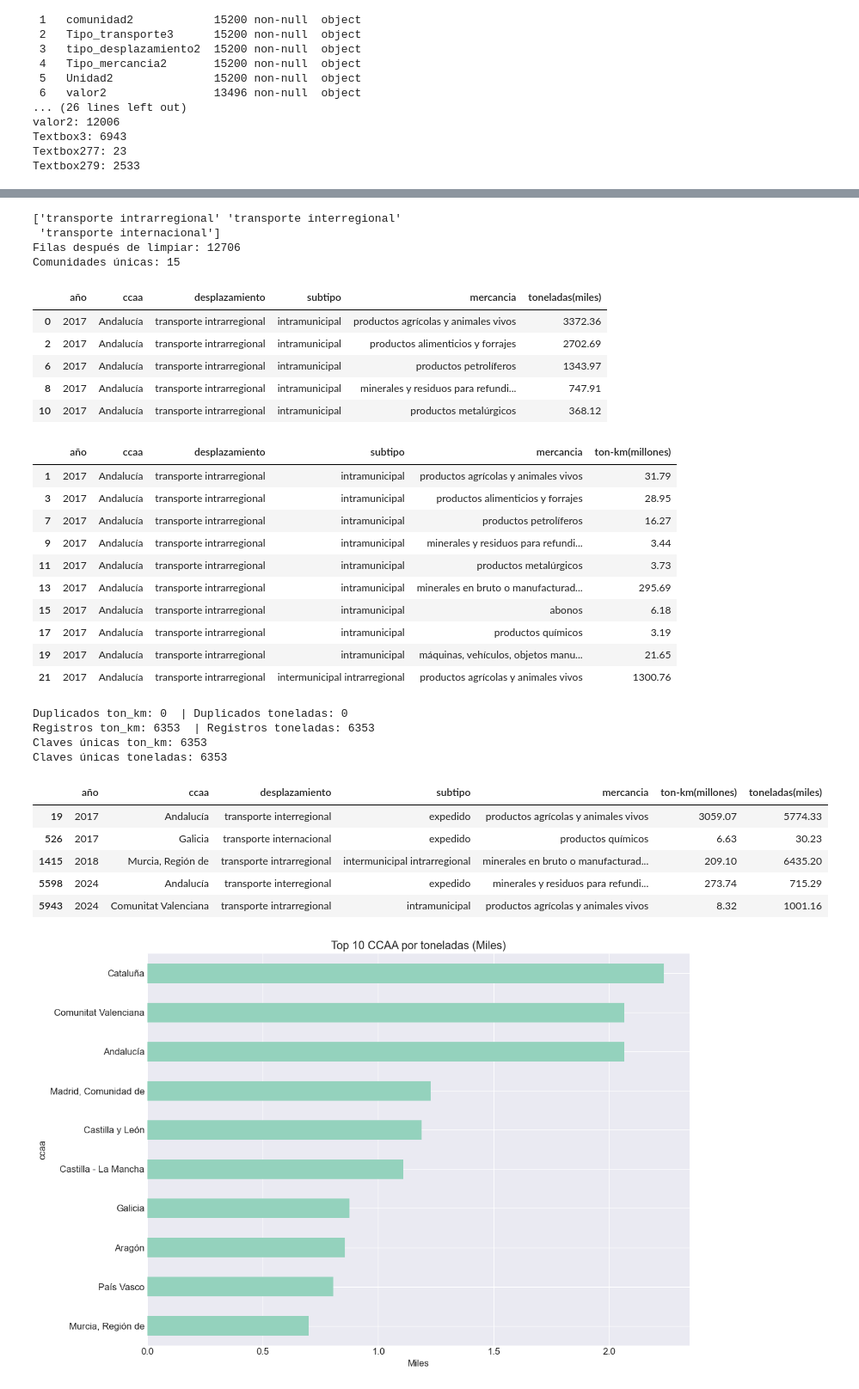
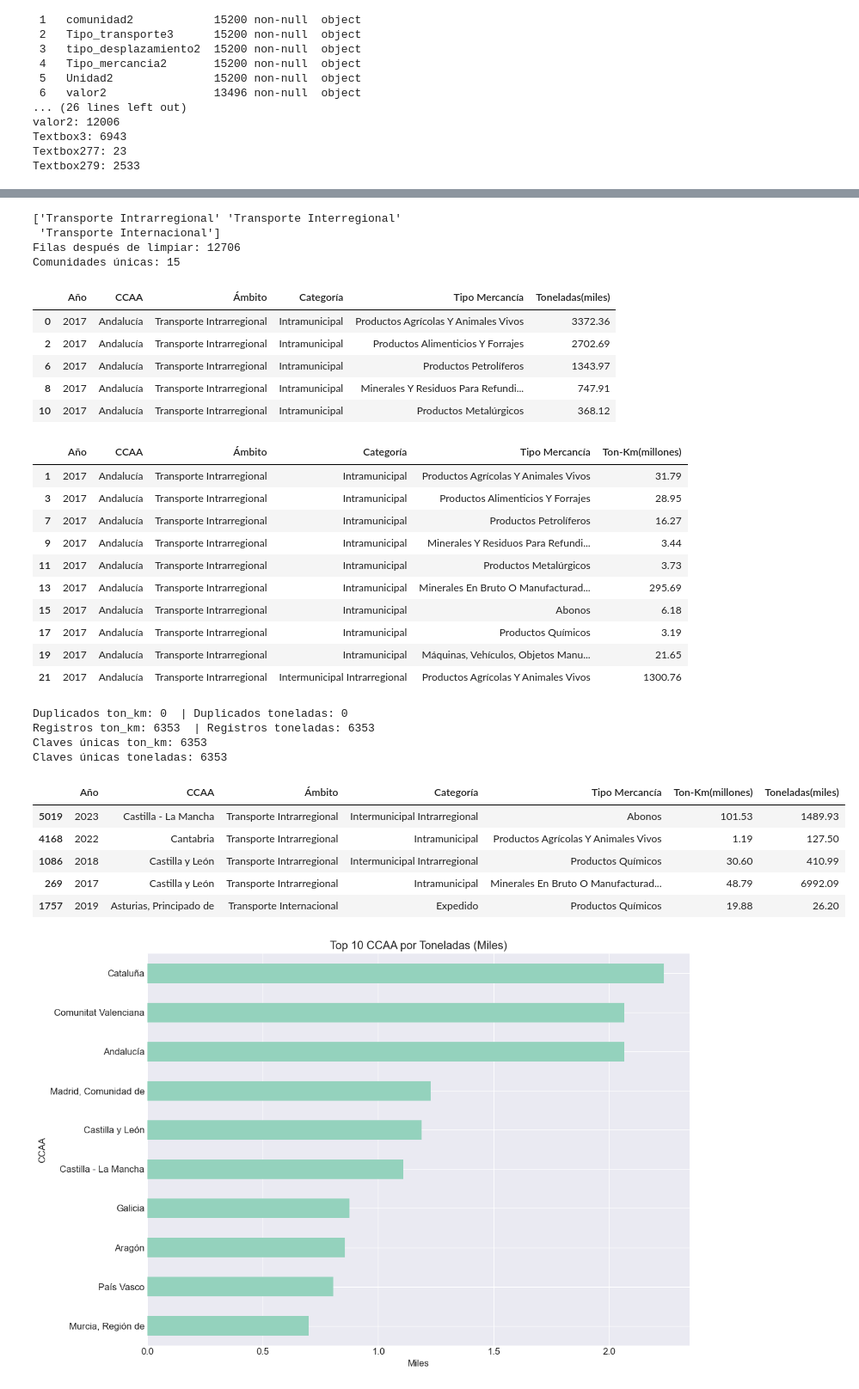
Before and after one commit to esanchezlaulhe1312/transporte_mercancias_carretera, a Jupyter notebook: notebooks/01_exploracion_CO280.ipynb, the cells around one changed output, grey strips where cells are left out. Shown at 86% size. Saved outputs shown, nothing was run; the diff lists cells and outputs as text; code cells hidden in the pictures.

```diff
--- a/notebooks/01_exploracion_CO280.ipynb
+++ b/notebooks/01_exploracion_CO280.ipynb
@@ -131,8 +131,8 @@ df_280_copy.columns = ['año', 'ccaa', 'desplazamiento', 'subtipo',
 df_280_copy= df_280_copy.drop(columns=['textbox3', 'textbox277', 'textbox279'])
 
 # Normalizar texto
-for c in ['desplazamiento', 'subtipo', 'mercancia', 'unidad']:
-    df_280_copy[c] = df_280_copy[c].astype(str).str.strip().str.lower()
+for c in ['Ámbito', 'Categoría', 'Tipo Mercancía', 'unidad']:
+    df_280_copy[c] = df_280_copy[c].astype(str).str.strip().str.title()
 
 # Convertir valor a numérico
 df_280_copy['valor'] = (df_280_copy['valor']
@@ -160,27 +160,27 @@ df_280_copy
 13496 rows × 7 columns
 # %%
 # Quitar los años incrustados (4 dígitos consecutivos) dentro del texto
-df_280_copy['desplazamiento'] = df_280_copy['desplazamiento'].str.replace(r'\b20\d{2}\b', '', regex=True)
+df_280_copy['Ámbito'] = df_280_copy['Ámbito'].str.replace(r'\b20\d{2}\b', '', regex=True)
 
 # Eliminar espacios redundantes
-df_280_copy['desplazamiento'] = df_280_copy['desplazamiento'].str.strip()
+df_280_copy['Ámbito'] = df_280_copy['Ámbito'].str.strip()
 
 # Comprobar valores únicos limpios
-print(df_280_copy['desplazamiento'].unique())
+print(df_280_copy['Ámbito'].unique())
 
 # Revisar las filas con totales
-df_280_copy[df_280_copy['ccaa'].str.contains('total', case=False)].head(10)
+df_280_copy[df_280_copy['CCAA'].str.contains('total', case=False)].head(10)
 
 # Filtrar las filas que NO son totales
-df_280_copy = df_280_copy[~df_280_copy['ccaa'].str.contains('total', case=False)].copy()
+df_280_copy = df_280_copy[~df_280_copy['CCAA'].str.contains('total', case=False)].copy()
 
 
 
 print("Filas después de limpiar:", df_280_copy.shape[0])
-print("Comunidades únicas:", df_280_copy['ccaa'].nunique())
+print("Comunidades únicas:", df_280_copy['CCAA'].nunique())
 # %% [output]
-['transporte intrarregional' 'transporte interregional'
- 'transporte internacional']
+['Transporte Intrarregional' 'Transporte Interregional'
+ 'Transporte Internacional']
 Filas después de limpiar: 12706
 Comunidades únicas: 15
 # %%
@@ -189,16 +189,16 @@ df_ton = df_280_copy[df_280_copy['unidad'].str.contains('miles de toneladas', ca
 
 df_ton = df_ton.drop(columns=['unidad'])
 
-df_ton.columns=['año','ccaa','desplazamiento','subtipo','mercancia','toneladas(miles)']
+df_ton.columns=['Año','CCAA','Ámbito', 'Categoría', 'Tipo Mercancía','Toneladas(miles)']
 
 df_ton.head()
 # %% [output]
-|  | año | ccaa | desplazamiento | subtipo | mercancia | toneladas(miles) |
-| 0 | 2017 | Andalucía | transporte intrarregional | intramunicipal | productos agrícolas y animales vivos | 3372.36 |
-| 2 | 2017 | Andalucía | transporte intrarregional | intramunicipal | productos alimenticios y forrajes | 2702.69 |
-| 6 | 2017 | Andalucía | transporte intrarregional | intramunicipal | productos petrolíferos | 1343.97 |
-| 8 | 2017 | Andalucía | transporte intrarregional | intramunicipal | minerales y residuos para refundi... | 747.91 |
-| 10 | 2017 | Andalucía | transporte intrarregional | intramunicipal | productos metalúrgicos | 368.12 |
+|  | Año | CCAA | Ámbito | Categoría | Tipo Mercancía | Toneladas(miles) |
+| 0 | 2017 | Andalucía | Transporte Intrarregional | Intramunicipal | Productos Agrícolas Y Animales Vivos | 3372.36 |
+| 2 | 2017 | Andalucía | Transporte Intrarregional | Intramunicipal | Productos Alimenticios Y Forrajes | 2702.69 |
+| 6 | 2017 | Andalucía | Transporte Intrarregional | Intramunicipal | Productos Petrolíferos | 1343.97 |
+| 8 | 2017 | Andalucía | Transporte Intrarregional | Intramunicipal | Minerales Y Residuos Para Refundi... | 747.91 |
+| 10 | 2017 | Andalucía | Transporte Intrarregional | Intramunicipal | Productos Metalúrgicos | 368.12 |
 # %%
 # Filtrar solo toneladas-km
 df_ton_km = df_280_copy[df_280_copy['unidad'].str.contains('millones de toneladas-kilómetro', case=False)].copy()
@@ -206,19 +206,19 @@ df_ton_km = df_280_copy[df_280_copy['unidad'].str.contains('millones de tonelada
 # Eliminar columnas innecesarias
 df_ton_km= df_ton_km.drop(columns=['unidad'])
 
-df_ton_km.columns=['año','ccaa','desplazamiento','subtipo','mercancia','ton-km(millones)']
+df_ton_km.columns=['Año','CCAA','Ámbito', 'Categoría', 'Tipo Mercancía','Ton-Km(millones)']
 
 df_ton_km.head(10)
 # %% [output]
-|  | año | ccaa | desplazamiento | subtipo | mercancia | ton-km(millones) |
-| 1 | 2017 | Andalucía | transporte intrarregional | intramunicipal | productos agrícolas y animales vivos | 31.79 |
-| 3 | 2017 | Andalucía | transporte intrarregional | intramunicipal | productos alimenticios y forrajes | 28.95 |
-| 7 | 2017 | Andalucía | transporte intrarregional | intramunicipal | productos petrolíferos | 16.27 |
-| 9 | 2017 | Andalucía | transporte intrarregional | intramunicipal | minerales y residuos para refundi... | 3.44 |
-| 11 | 2017 | Andalucía | transporte intrarregional | intramunicipal | productos metalúrgicos | 3.73 |
-| 13 | 2017 | Andalucía | transporte intrarregional | intramunicipal | minerales en bruto o manufacturad... | 295.69 |
-| 15 | 2017 | Andalucía | transporte intrarregional | intramunicipal | abonos | 6.18 |
-| 17 | 2017 | Andalucía | transporte intrarregional | intramunicipal | productos químicos | 3.19 |
-| 19 | 2017 | Andalucía | transporte intrarregional | intramunicipal | máquinas, vehículos, objetos manu... | 21.65 |
-| 21 | 2017 | Andalucía | transporte intrarregional | intermunicipal intrarregional | productos agrícolas y animales vivos | 1300.76 |
+|  | Año | CCAA | Ámbito | Categoría | Tipo Mercancía | Ton-Km(millones) |
+| 1 | 2017 | Andalucía | Transporte Intrarregional | Intramunicipal | Productos Agrícolas Y Animales Vivos | 31.79 |
+| 3 | 2017 | Andalucía | Transporte Intrarregional | Intramunicipal | Productos Alimenticios Y Forrajes | 28.95 |
+| 7 | 2017 | Andalucía | Transporte Intrarregional | Intramunicipal | Productos Petrolíferos | 16.27 |
+| 9 | 2017 | Andalucía | Transporte Intrarregional | Intramunicipal | Minerales Y Residuos Para Refundi... | 3.44 |
+| 11 | 2017 | Andalucía | Transporte Intrarregional | Intramunicipal | Productos Metalúrgicos | 3.73 |
+| 13 | 2017 | Andalucía | Transporte Intrarregional | Intramunicipal | Minerales En Bruto O Manufacturad... | 295.69 |
+| 15 | 2017 | Andalucía | Transporte Intrarregional | Intramunicipal | Abonos | 6.18 |
+| 17 | 2017 | Andalucía | Transporte Intrarregional | Intramunicipal | Productos Químicos | 3.19 |
+| 19 | 2017 | Andalucía | Transporte Intrarregional | Intramunicipal | Máquinas, Vehículos, Objetos Manu... | 21.65 |
+| 21 | 2017 | Andalucía | Transporte Intrarregional | Intermunicipal Intrarregional | Productos Agrícolas Y Animales Vivos | 1300.76 |
 # %%
@@ -239,16 +239,16 @@ Claves únicas toneladas: 6353
 # %%
 df_280_final = df_ton_km.merge(
     df_ton,
-    on=['año','ccaa','desplazamiento','subtipo','mercancia'],
+    on=['Año','CCAA','Ámbito', 'Categoría', 'Tipo Mercancía'],
     how='inner',
     validate='one_to_one'  # ver si hay duplicados en las claves
 )
 df_280_final.sample(5)
 # %% [output]
-|  | año | ccaa | desplazamiento | subtipo | mercancia | ton-km(millones) | toneladas(miles) |
-| 19 | 2017 | Andalucía | transporte interregional | expedido | productos agrícolas y animales vivos | 3059.07 | 5774.33 |
-| 526 | 2017 | Galicia | transporte internacional | expedido | productos químicos | 6.63 | 30.23 |
-| 1415 | 2018 | Murcia, Región de | transporte intrarregional | intermunicipal intrarregional | minerales en bruto o manufacturad... | 209.10 | 6435.20 |
-| 5598 | 2024 | Andalucía | transporte interregional | expedido | minerales y residuos para refundi... | 273.74 | 715.29 |
-| 5943 | 2024 | Comunitat Valenciana | transporte intrarregional | intramunicipal | productos agrícolas y animales vivos | 8.32 | 1001.16 |
+|  | Año | CCAA | Ámbito | Categoría | Tipo Mercancía | Ton-Km(millones) | Toneladas(miles) |
+| 5019 | 2023 | Castilla - La Mancha | Transporte Intrarregional | Intermunicipal Intrarregional | Abonos | 101.53 | 1489.93 |
+| 4168 | 2022 | Cantabria | Transporte Intrarregional | Intramunicipal | Productos Agrícolas Y Animales Vivos | 1.19 | 127.50 |
+| 1086 | 2018 | Castilla y León | Transporte Intrarregional | Intermunicipal Intrarregional | Productos Químicos | 30.60 | 410.99 |
+| 269 | 2017 | Castilla y León | Transporte Intrarregional | Intramunicipal | Minerales En Bruto O Manufacturad... | 48.79 | 6992.09 |
+| 1757 | 2019 | Asturias, Principado de | Transporte Internacional | Expedido | Productos Químicos | 19.88 | 26.20 |
 # %%
```
Also changed, not shown: parts of 11 cells of this notebook, 14 other files.
